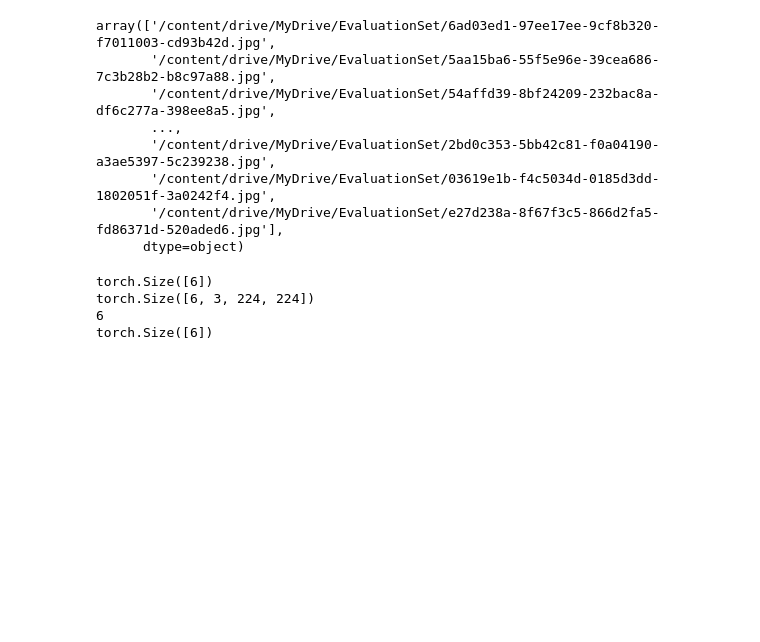
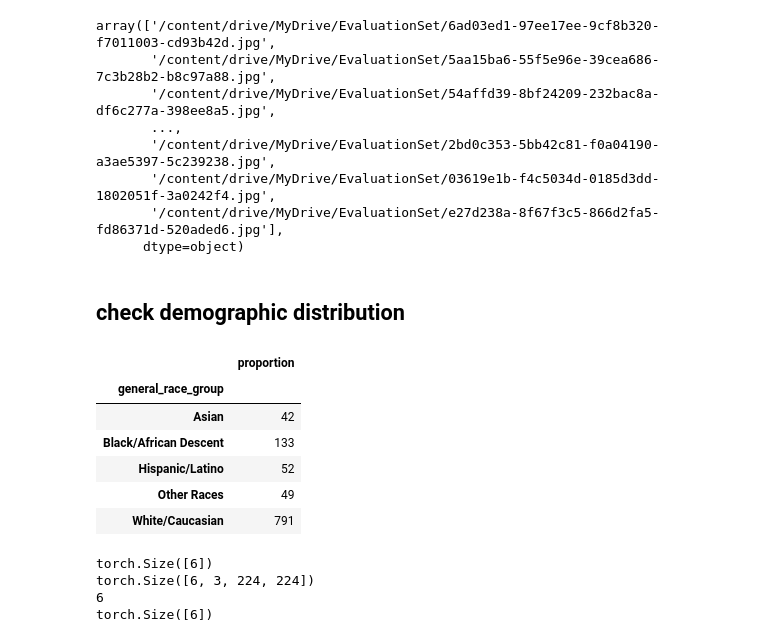
Before and after one commit to rjunw/causal-mm-bias, a Jupyter notebook: debias_fusion_evaluation.ipynb, the cells around one changed output. Drawn from its saved outputs; the diff is of its cells as text; code cells hidden in the pictures; blank space fills up the shorter version.

```diff
--- a/debias_fusion_evaluation.ipynb
+++ b/debias_fusion_evaluation.ipynb
@@ -111,6 +111,18 @@ array(['/content/drive/MyDrive/EvaluationSet/6ad03ed1-97ee17ee-9cf8b320-f7011003
        '/content/drive/MyDrive/EvaluationSet/03619e1b-f4c5034d-0185d3dd-1802051f-3a0242f4.jpg',
        '/content/drive/MyDrive/EvaluationSet/e27d238a-8f67f3c5-866d2fa5-fd86371d-520aded6.jpg'],
       dtype=object)
+# %% [markdown]
+## check demographic distribution
+# %%
+df.groupby(['general_race_group']).agg(proportion = ('subject_id', 'nunique'))
+# %% [output]
+|  | proportion |
+| general_race_group |  |
+| Asian | 42 |
+| Black/African Descent | 133 |
+| Hispanic/Latino | 52 |
+| Other Races | 49 |
+| White/Caucasian | 791 |
 # %%
 IMG_CLASSES = ['Normal','PleuralEffusion']
 NUM_CLASSES = len(IMG_CLASSES)
```
Also changed, not shown: parts of 16 cells of this notebook.
